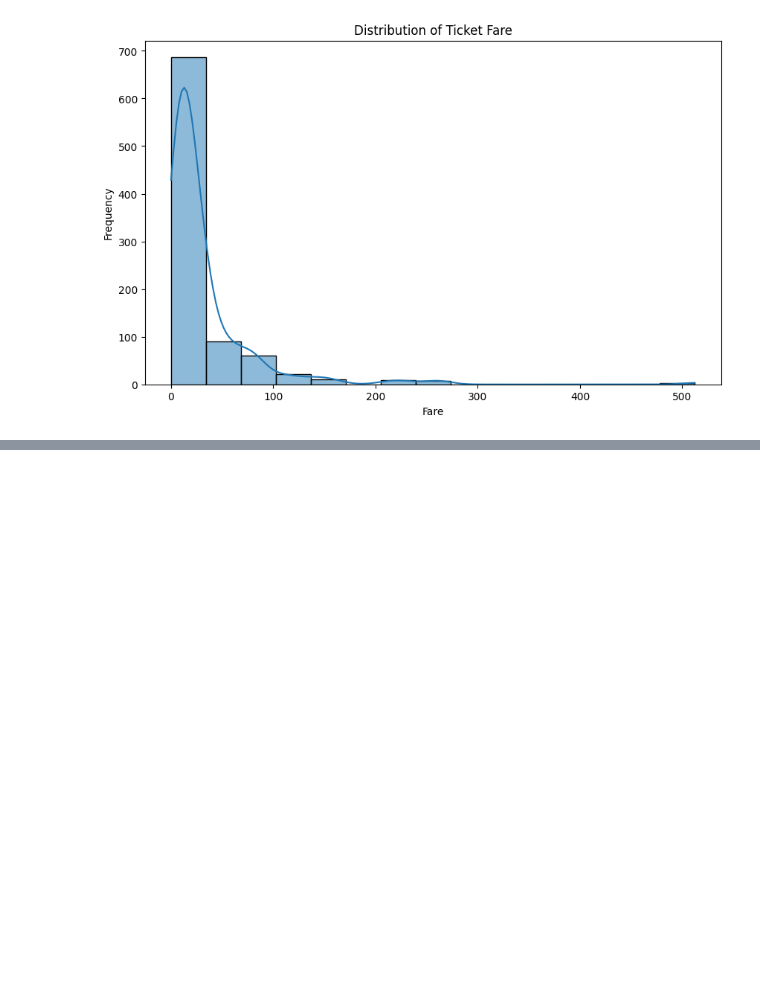
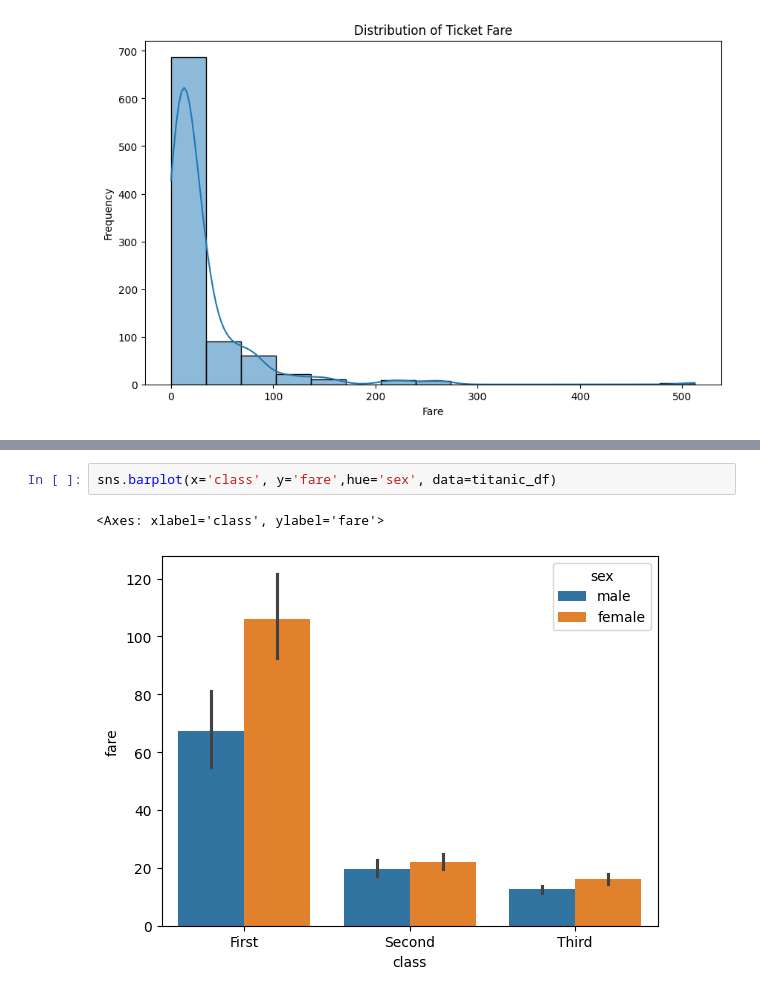
Before and after one commit to ShantanuE7/Data-Science-Praticals, a Jupyter notebook: dsa assignment 8.ipynb, the cells around one changed output, grey strips where cells are left out. Cells and saved outputs as stored; diff of their text form; blank space fills up the shorter version.

```diff
--- a/dsa assignment 8.ipynb
+++ b/dsa assignment 8.ipynb
@@ -31,0 +42,5 @@ plt.show()
+# %%
+sns.barplot(x='class', y='fare',hue='sex', data=titanic_df)
+# %% [output]
+<Axes: xlabel='class', ylabel='fare'>
+[figure, added]
```
Also changed, not shown: parts of 2 cells of this notebook, 1 other file.
